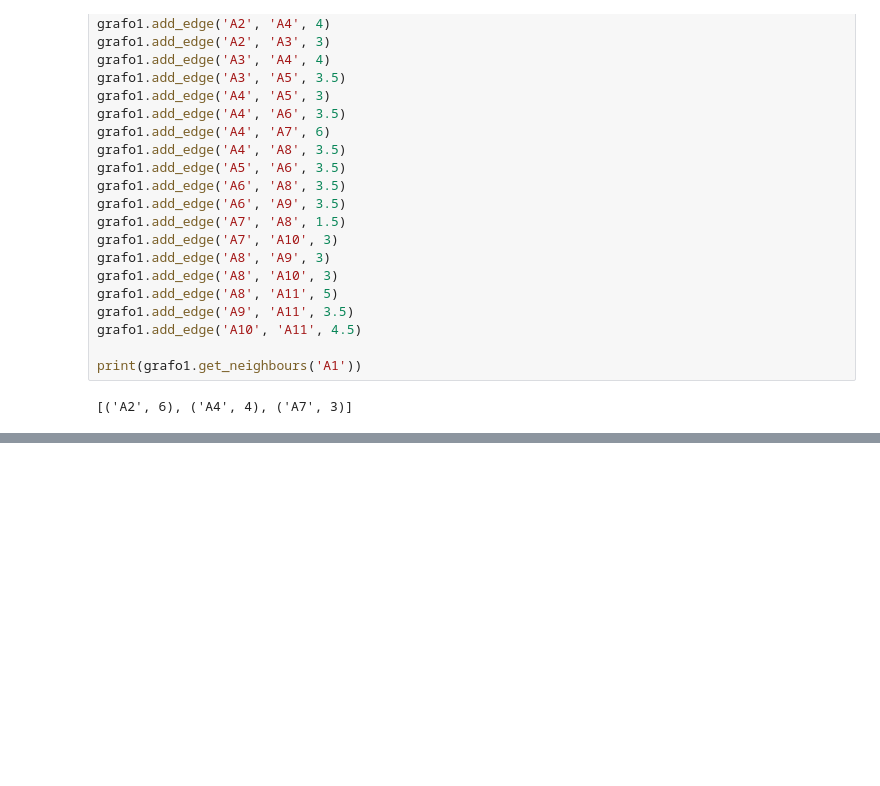
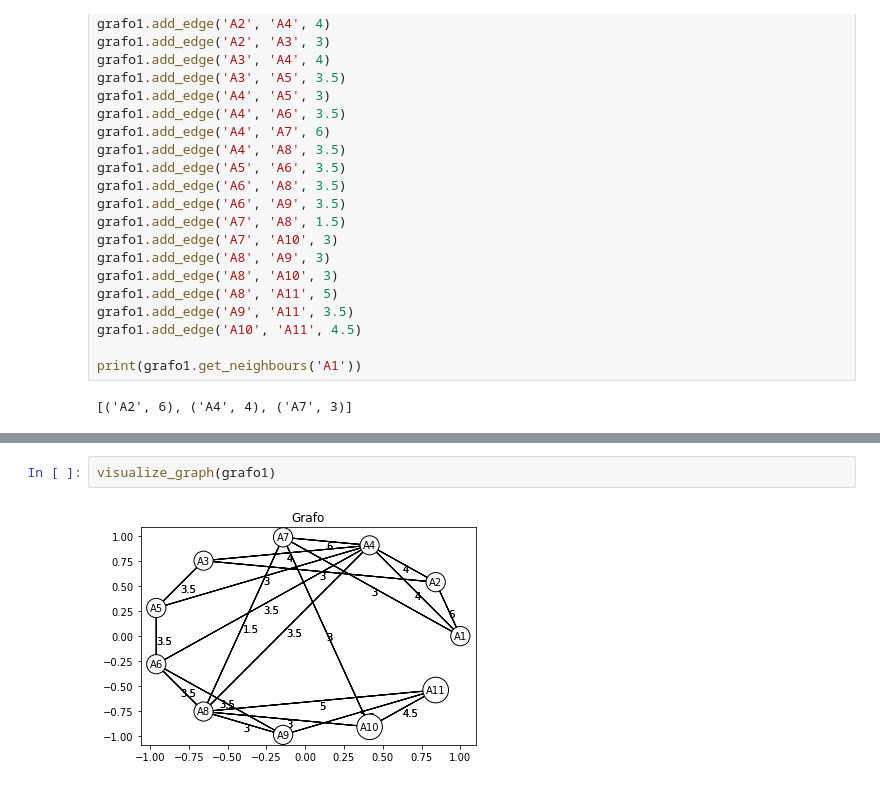
Before and after one commit to Santilopezc/Proyecto-Optimizacion, a Jupyter notebook: Proyecto.ipynb, the cells around one changed output, grey strips where cells are left out. Saved outputs shown, nothing was run; the diff lists cells and outputs as text; blank space fills up the shorter version.

Commit message:
Added Graph visualizations

```diff
--- a/Proyecto.ipynb
+++ b/Proyecto.ipynb
@@ -156,3 +156,7 @@ print(MST.get_weight())
+# %%
+visualize_graph(grafo1)
+# %% [output]
+[figure, added]
 # %%
 visualize_graph(MST)
 # %% [output]
```
Also changed, not shown: parts of 6 cells of this notebook.
